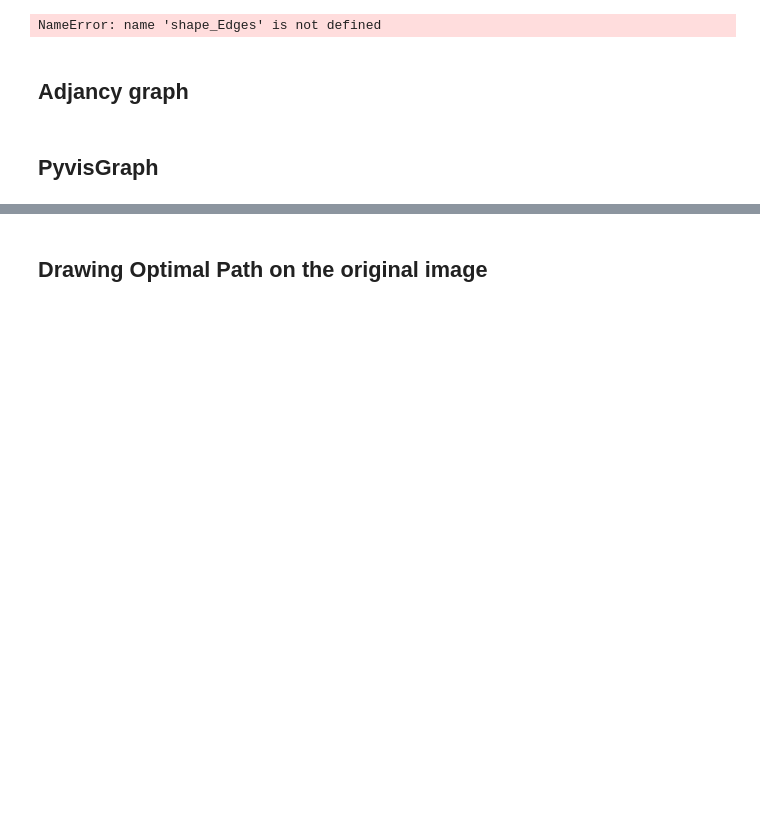
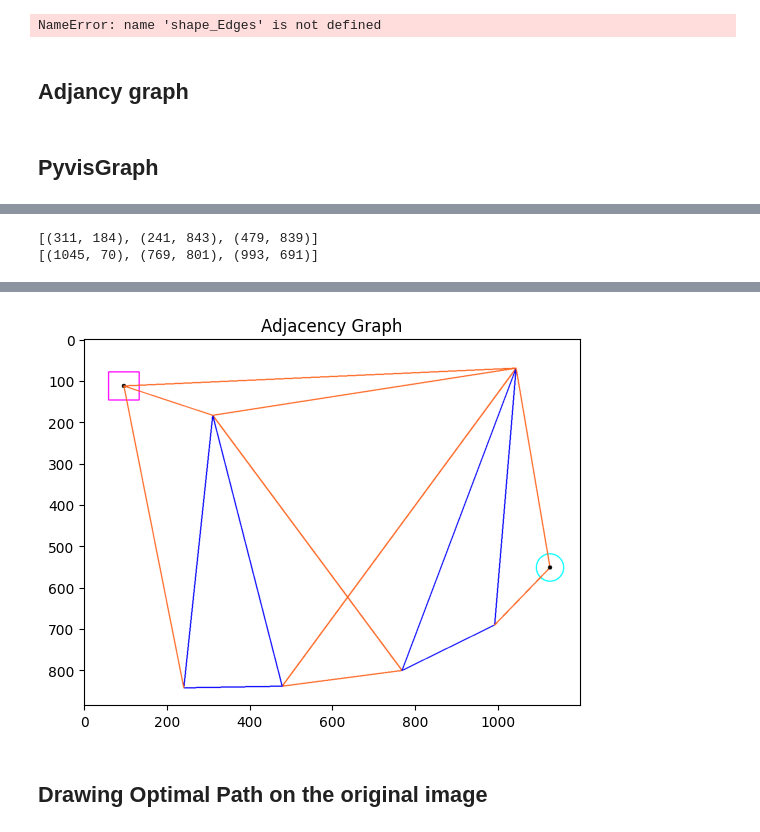
Before and after one commit to Owhenthesaints/Project_Basics_For_Mobile_Robotics, a Jupyter notebook: dependencies/Project path planing (2).ipynb, the cells around one changed output, grey strips where cells are left out. Cells and saved outputs as stored; diff of their text form; code cells hidden in the pictures; blank space fills up the shorter version.

```diff
--- a/dependencies/Project path planing (2).ipynb
+++ b/dependencies/Project path planing (2).ipynb
@@ -386,0 +262,3 @@ AttributeError: module 'pyvisgraph' has no attribute 'PointList'
+# %%
+def convertVG_to_np(point):
+    return np.array([point.x, point.y], dtype = int)
@@ -386,0 +333,71 @@ AttributeError: module 'pyvisgraph' has no attribute 'PointList'
+# %%
+import pyvisgraph as vg
+
+new_img = blank_img.copy()
+
+create_adjacency_graph(triangle_vertices, triangle_edges, robot_position, goal_position, new_img)
+
+# polygons = []
+# all_vertices = []
+# for triangle in triangle_vertices:
+#     print(triangle)
+#     polygon = []
+#     for point in triangle:
+#         polygon.append(vg.Point(point[0], point[1]))
+#         all_vertices.append(vg.Point(point[0], point[1]))
+#     polygons.append(polygon)
+
+# graph = vg.VisGraph()
+
+# graph.build(polygons)
+
+# startPosition = vg.Point(Xrob_center,Yrob_center)
+# endPosition = vg.Point(Xcent, Ycent)
+
+# # adjacency graph for all the vertices
+# vertex_color = np.array([0, 100, 100])
+# for vertex in all_vertices:
+#     print(vertex)
+#     visible_points = (graph.find_visible(vertex))
+#     #vertex_color = new_color(vertex_color)
+#     #print(tuple(vertex_color))
+#     for point in visible_points:
+#         np_vertex = convertVG_to_np(vertex)
+#         visible_point = convertVG_to_np(point)
+#         cv2.line(new_img, np_vertex, visible_point, (255, 100, 30), 2)
+
+# # drawing the original triangles
+# # Plot the lines for each triangle
+# for edges in triangle_edges:
+#     for edge in edges:
+#         cv2.line(new_img, edge[0], edge[1], (0, 0, 255), 2)
+
+# cv2.circle(new_img, (Xrob_center, Yrob_center), 5, (0,0,0), -1)
+# # finding visible points from the start position
+# print("start position:", startPosition)
+# start_visible_points = (graph.find_visible(startPosition))
+# print(start_visible_points)
+# for point in start_visible_points:
+#         np_vertex = convertVG_to_np(vertex)
+#         visible_point = convertVG_to_np(point)
+#         cv2.line(new_img, (Xrob_center, Yrob_center), visible_point, (255, 100, 30), 2)
+
+# # finding visible points from the end position
+# end_visible_points = (graph.find_visible(endPosition))
+# for point in end_visible_points:
+#         np_vertex = convertVG_to_np(vertex)
+#         visible_point = convertVG_to_np(point)
+#         cv2.line(new_img, (Xcent, Ycent), visible_point, (255, 100, 30), 2)
+
+# cv2.circle(new_img, (Xcent, Ycent), 5, (0,0,0), -1)
+
+# plt.imshow(new_img)
+# plt.title("Adjacency Graph")
+
+# shortestPath = graph.shortest_path(startPosition, endPosition)
+# print("shortest path:", shortestPath)
+
+#print(graph.visible_vertices(graph, startPosition))
+# %% [output]
+[(311, 184), (241, 843), (479, 839)]
+[(1045, 70), (769, 801), (993, 691)]
@@ -387,3 +412,4 @@ AttributeError: module 'pyvisgraph' has no attribute 'PointList'
+[figure, added]
 # %% [markdown]
 ## Drawing Optimal Path on the original image
 # %%
```
Also changed, not shown: parts of 24 cells of this notebook, 1 other file.
